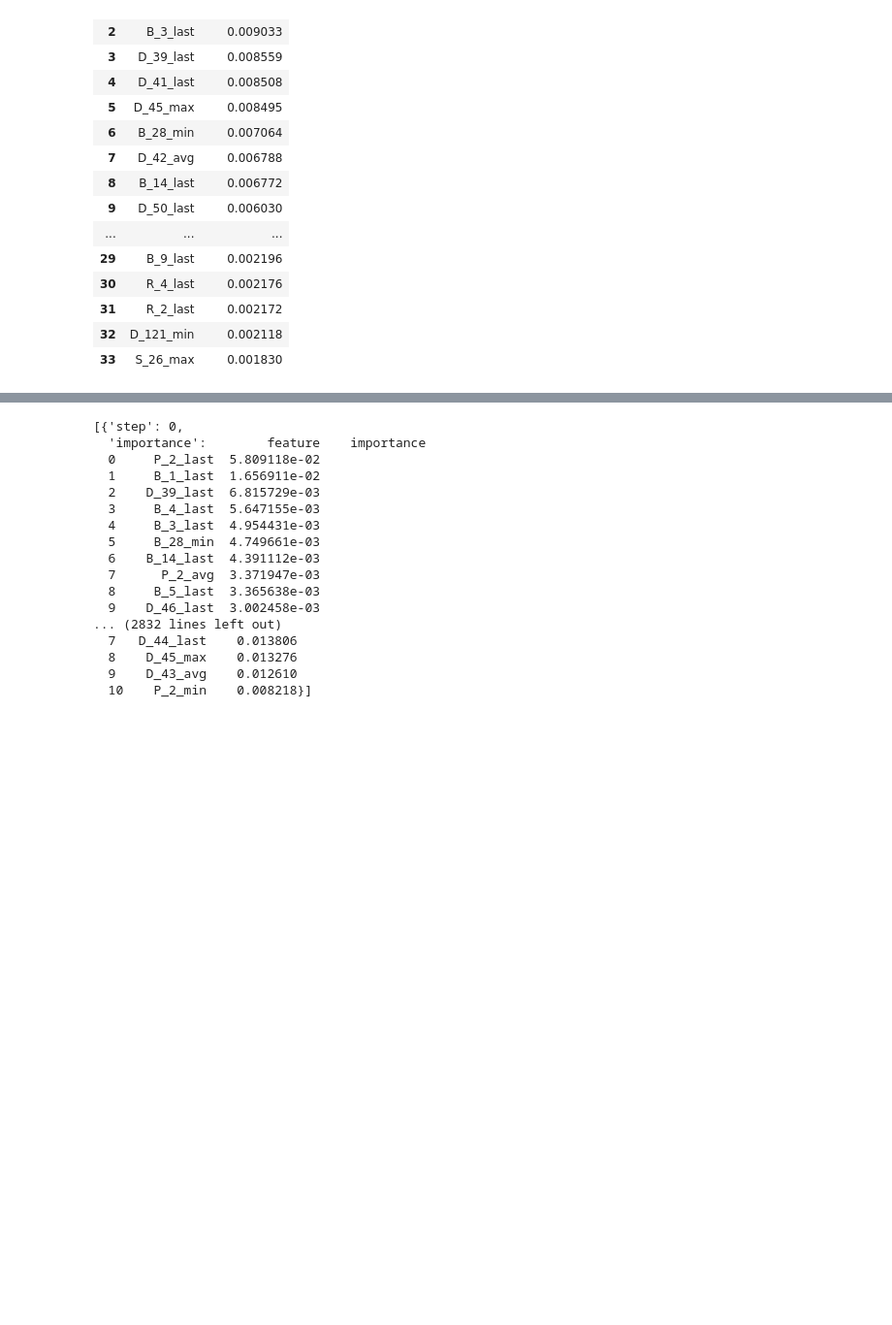
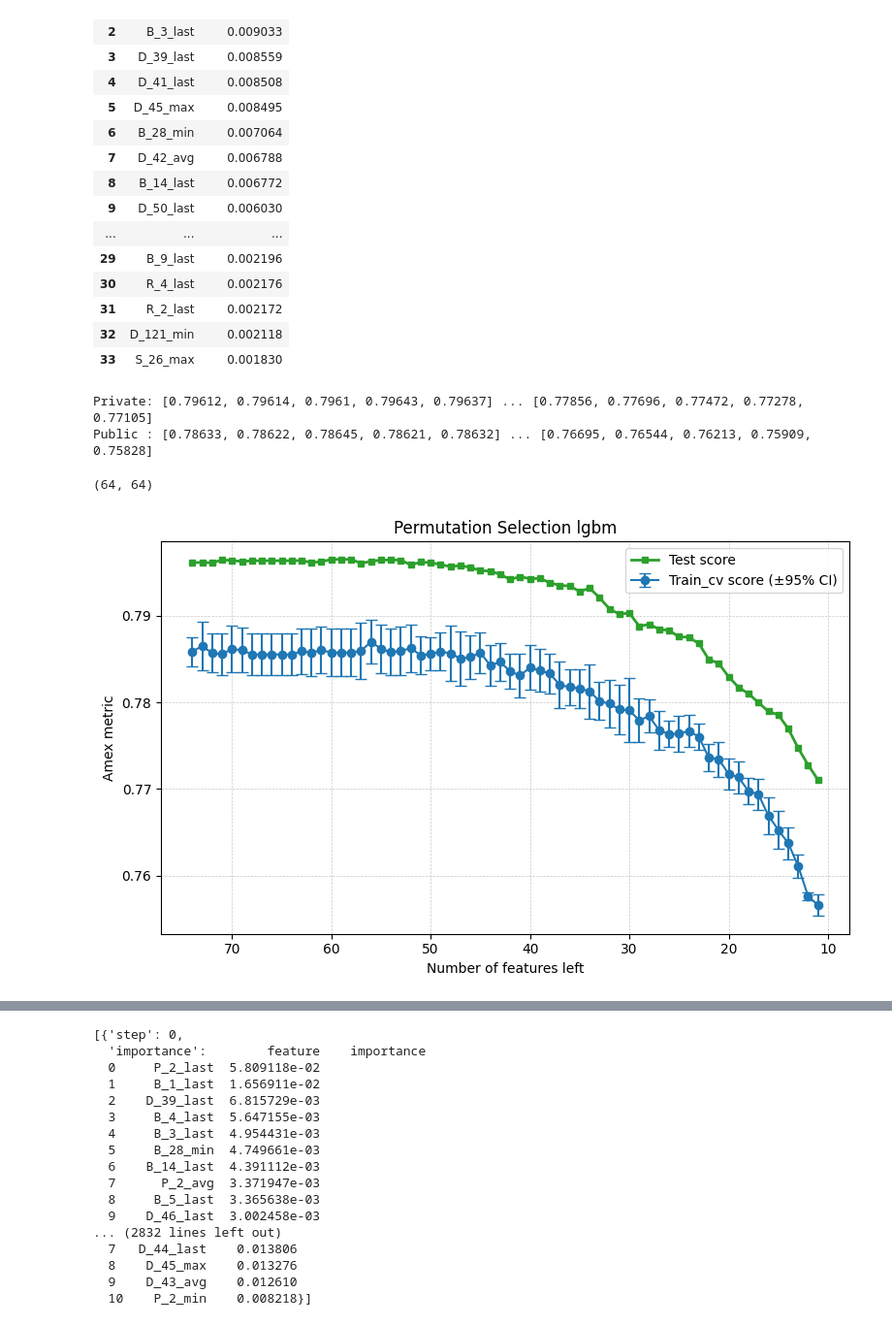
Before and after one commit to korab1ev/amex-default-prediction, a Jupyter notebook: 01. experiments.ipynb, the cells around one changed output, grey strips where cells are left out. Shown: that part at 97% size. Saved outputs shown, nothing was run; the diff lists cells and outputs as text; code cells hidden in the pictures; blank space fills up the shorter version.

Commit message:
permutation feature selection step finished

```diff
--- a/01. experiments.ipynb
+++ b/01. experiments.ipynb
@@ -1378,0 +1765,53 @@ perm_imp_dfs[40]["importance"]
+# %%
+# --- парсим ---------------------------------------------------------------
+lines = [ln.strip() for ln in raw_string_perm.strip().splitlines() if ln.strip()]
+
+private_scores, public_scores = [], []
+
+# обходим блоки по 4 строки снизу вверх
+# 0: имя файла, 1: статус/время, 2: private, 3: public
+for i in range(len(lines)-1, -1, -4):
+    public  = float(lines[i])       # последняя строка блока
+    private = float(lines[i-1])     # предпоследняя
+    public_scores.append(public)
+    private_scores.append(private)
+
+# теперь списки идут от 615‑feats -> … -> 11‑feats
+print("Private:", private_scores[:5], "...", private_scores[-5:])
+print("Public :", public_scores [:5], "...", public_scores [-5:])
+# %% [output]
+Private: [0.79612, 0.79614, 0.7961, 0.79643, 0.79637] ... [0.77856, 0.77696, 0.77472, 0.77278, 0.77105]
+Public : [0.78633, 0.78622, 0.78645, 0.78621, 0.78632] ... [0.76695, 0.76544, 0.76213, 0.75909, 0.75828]
+# %%
+len(private_scores), len(public_scores)
+# %% [output]
+(64, 64)
+# %%
+# plot perm selection without test scores
+plot_df = (hist.sort_values('n_feats_left', ascending=False)
+                   .reset_index(drop=True))
+
+x = plot_df['n_feats_left']
+y = plot_df['cv_mean']
+yerr = [plot_df['cv_mean'] - plot_df['cv_ci_lo'],
+        plot_df['cv_ci_hi'] - plot_df['cv_mean']]
+
+# Plot
+plt.figure(figsize=(8, 5))
+plt.errorbar(x, y, yerr=yerr, fmt='-o', capsize=4, label="Train_cv score (±95% CI)")
+
+# линия Private
+plt.plot(x, private_scores, '-s', color='tab:green',
+        label='Test score', linewidth=2, markersize=5)
+
+plt.gca().invert_xaxis()                 # high → low features left
+plt.xlabel("Number of features left")
+plt.ylabel("Amex metric")
+plt.title("Permutation Selection lgbm")
+plt.grid(True, linestyle='--', linewidth=0.5, alpha=0.7)
+plt.tight_layout()
+
+plt.legend()
+plt.show()
+# %% [output]
+[figure, added]
```
Also changed, not shown: parts of 11 cells of this notebook, 1 other file.
